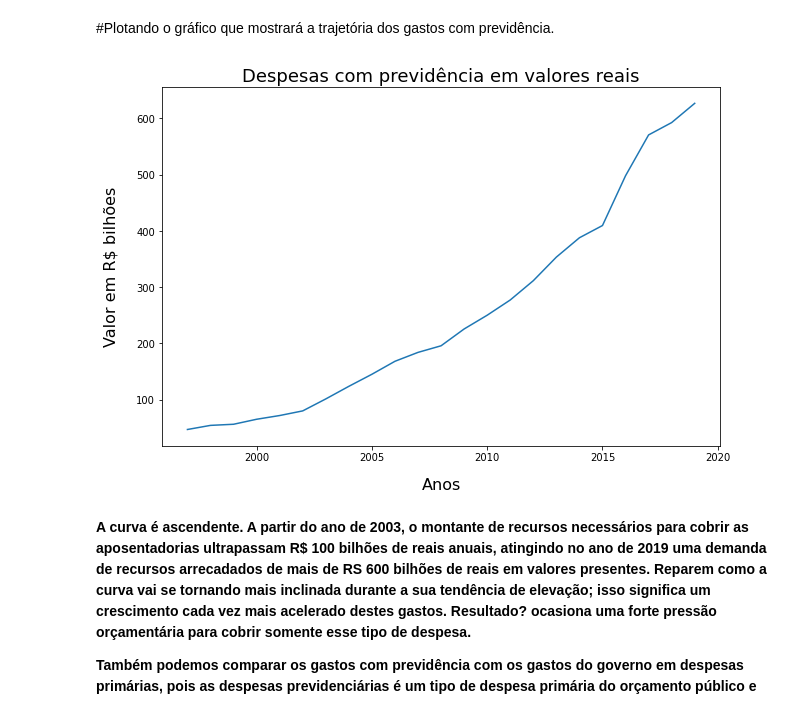
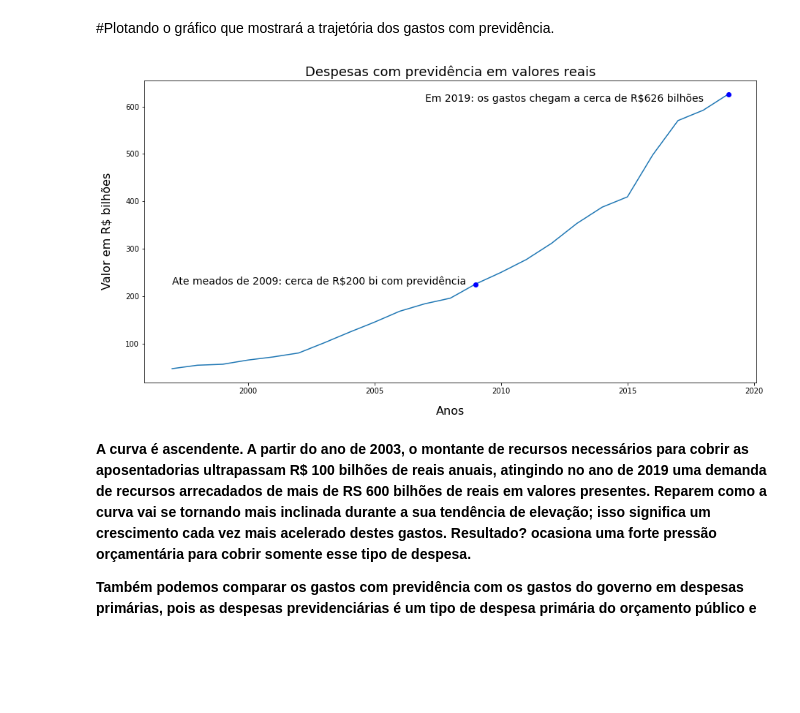
Before and after one commit to jp-data/breves-analises, a Jupyter notebook: Previdência_social_brasileira.ipynb, the cells around one changed output. Cells and saved outputs as stored; diff of their text form; code cells hidden in the pictures; blank space fills up the shorter version.

```diff
--- a/Previdência_social_brasileira.ipynb
+++ b/Previdência_social_brasileira.ipynb
@@ -259,23 +279,29 @@ df_valores_reais.Despesas_poder_executivo=(df.Despesas_poder_executivo*df_valore
 # %%
 #criando uma função que sera aplicada no eixo Y do gráfico, arredondando os dados sobre os gastos com previdência.
   #É conveniente dividir os valores por 1000 por conta da posição em que os pontos foram alocados nos dados
     #flutuantes da coluna de despesa com previdência.
       #Desse modo alocaremos o ponto para o local correto em termos monetários.
 
 
 def divisor(x):
   return(x/1000)
 
 x=df_valores_reais.Ano
 y=df_valores_reais.Despesa_previdencia.apply(divisor)
-figura=plt.figure(figsize=(10,6.6))
+figura=plt.figure(figsize=(15,7.6))
 figura=plt.plot(x, y)
 plt.xlabel('Anos', fontsize=16, labelpad= 15)
 plt.ylabel('Valor em R$ bilhões', fontsize=16, labelpad= 18)
 plt.title('Despesas com previdência em valores reais', fontsize=18)
+plt.plot(2009,225,'bo')
+plt.annotate("Ate meados de 2009: cerca de R$200 bi com previdência", (2009,225), xytext=(1997,225),
+             fontsize= 14, fontname= 'Times')
+plt.plot(2019, 626, 'bo')
+plt.annotate("Em 2019: os gastos chegam a cerca de R$626 bilhões", (2019,626), xytext=(2007, 610), fontsize=14,
+             fontname= 'Times')
 plt.show()
 # %% [output]
-[figure, old version]
+[figure, new version]
 # %% [markdown]
 **A curva é ascendente. A partir do ano de 2003, o montante de recursos necessários para cobrir as aposentadorias ultrapassam R$ 100 bilhões de reais anuais, atingindo no ano de 2019 uma demanda de recursos arrecadados de mais de RS 600  bilhões de reais em valores presentes. Reparem como a curva vai se tornando mais inclinada durante a sua tendência de elevação; isso significa um crescimento cada vez mais acelerado destes gastos. Resultado? ocasiona uma forte pressão orçamentária para cobrir somente esse tipo de despesa.**
 
```
Also changed, not shown: parts of 6 cells of this notebook.
